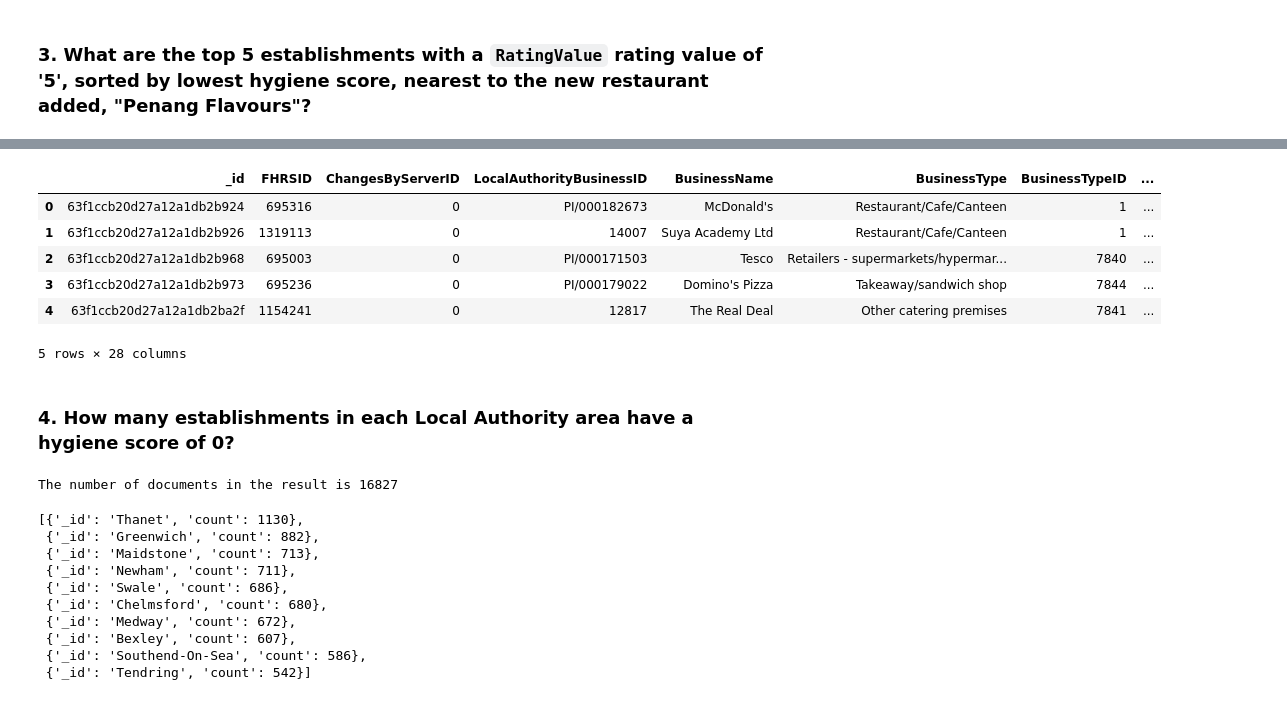
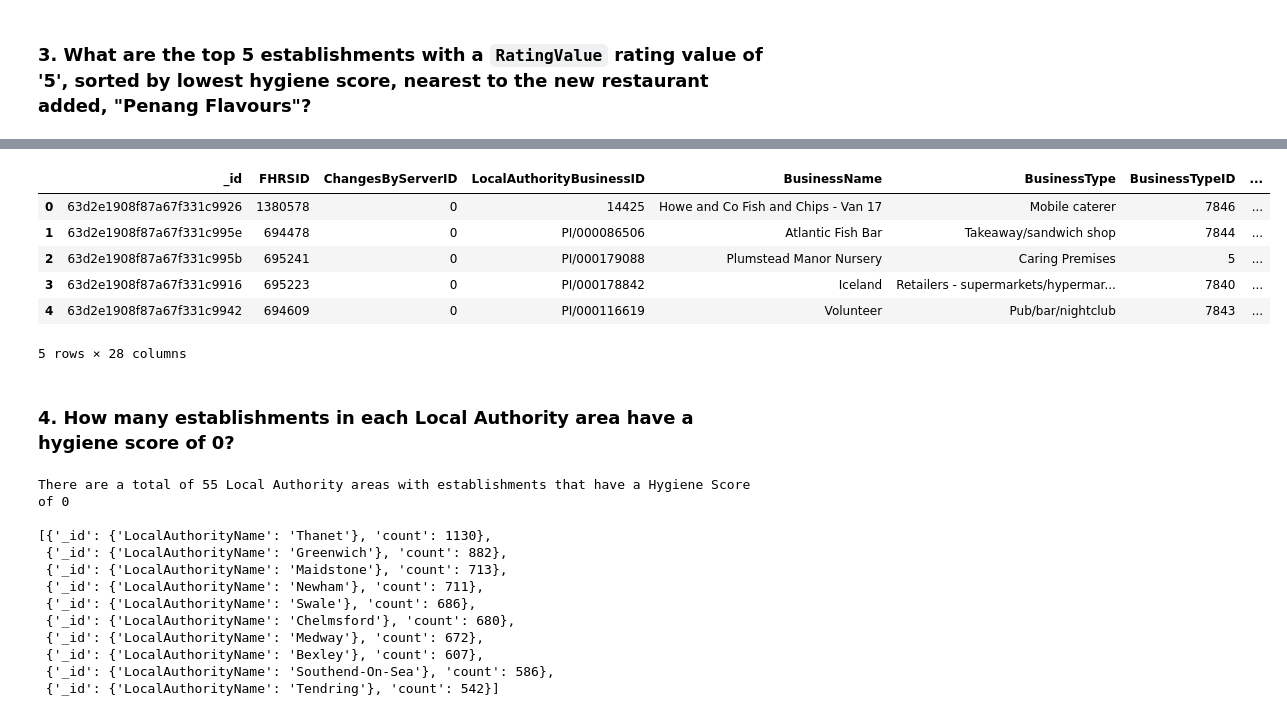
Before and after one commit to ershadziaei/nosql-challenge, a Jupyter notebook: NoSQL_analysis_starter.ipynb, the cells around one changed output, grey strips where cells are left out. Saved outputs shown, nothing was run; the diff lists cells and outputs as text; code cells hidden in the pictures.

```diff
--- a/NoSQL_analysis_starter.ipynb
+++ b/NoSQL_analysis_starter.ipynb
@@ -12,6 +12,6 @@ import pandas as pd
 mongo = MongoClient(port=27017)
 # %%
 # assign the uk_food database to a variable name
-uk_food_db = mongo['uk_food']
+db = mongo['uk_food']
 # %%
 # review the collections in our database
@@ -20,4 +20,4 @@ print(uk_food_db.list_collection_names())
 ['establishments']
 # %%
 # assign the collection to a variable
-establishments_list = uk_food_db['establishments']
+establishments = db['establishments']
@@ -190,13 +146,16 @@ pprint(result_Penang_Flavours)
 # Sort by hygiene score
 
 degree_search = 0.01
-latitude = 51.490142
-longitude = 0.08384
+latitude = establishments.find_one({'BusinessName': 'Penang Flavours'}, {'geocode.latitude'})['geocode']['latitude']
+longitude = establishments.find_one({'BusinessName': 'Penang Flavours'}, {'geocode.longitude'})['geocode']['longitude']
 
-query = {"RatingValue": {"$eq": "5"}, "geocode.latitude": {'$gte': 51.490142, '$lte': 51.500142}, "geocode.longitude": {'$gte': 0.08384, '$lte': 0.09384}}
-sort =  [("scores.Hygiene", 1)]
+third_query = {'geocode.latitude': {'$gte': (latitude - degree_search), '$lte': (latitude + degree_search)},
+        'geocode.longitude': {'$gte': (longitude - degree_search), '$lte': (longitude + degree_search)},
+        'RatingValue': '5'}
+
+sort =  [('scores.Hygiene', 1)]
 
 # Print the results
-results = list(establishments_list.find(query).sort(sort))
-print(f'There are {len(results)} establishments with a RatingValue rating value of 5, nearest to the new restaurant Penang Flavours.')
+results3 = list(establishments.find(third_query).sort(sort).limit(5))
+pprint(results3)
 # %% [output]
@@ -226,45 +179,47 @@ for result in results:
 # %%
 # Convert result to Pandas DataFrame
-result_df = pd.DataFrame(results)
-result_df
+dataframe3 = pd.DataFrame(results3)
+dataframe3
 # %% [output]
 |  | _id | FHRSID | ChangesByServerID | LocalAuthorityBusinessID | BusinessName | BusinessType | BusinessTypeID | ... |
-| 0 | 63f1ccb20d27a12a1db2b924 | 695316 | 0 | PI/000182673 | McDonald's | Restaurant/Cafe/Canteen | 1 | ... |
-| 1 | 63f1ccb20d27a12a1db2b926 | 1319113 | 0 | 14007 | Suya Academy Ltd | Restaurant/Cafe/Canteen | 1 | ... |
-| 2 | 63f1ccb20d27a12a1db2b968 | 695003 | 0 | PI/000171503 | Tesco | Retailers - supermarkets/hypermar... | 7840 | ... |
-| 3 | 63f1ccb20d27a12a1db2b973 | 695236 | 0 | PI/000179022 | Domino's Pizza | Takeaway/sandwich shop | 7844 | ... |
-| 4 | 63f1ccb20d27a12a1db2ba2f | 1154241 | 0 | 12817 | The Real Deal | Other catering premises | 7841 | ... |
+| 0 | 63d2e1908f87a67f331c9926 | 1380578 | 0 | 14425 | Howe and Co Fish and Chips - Van 17 | Mobile caterer | 7846 | ... |
+| 1 | 63d2e1908f87a67f331c995e | 694478 | 0 | PI/000086506 | Atlantic Fish Bar | Takeaway/sandwich shop | 7844 | ... |
+| 2 | 63d2e1908f87a67f331c995b | 695241 | 0 | PI/000179088 | Plumstead Manor Nursery | Caring Premises | 5 | ... |
+| 3 | 63d2e1908f87a67f331c9916 | 695223 | 0 | PI/000178842 | Iceland | Retailers - supermarkets/hypermar... | 7840 | ... |
+| 4 | 63d2e1908f87a67f331c9942 | 694609 | 0 | PI/000116619 | Volunteer | Pub/bar/nightclub | 7843 | ... |
 5 rows × 28 columns
 # %% [markdown]
 ### 4. How many establishments in each Local Authority area have a hygiene score of 0?
 # %%
 # Create a pipeline that:
 # 1. Matches establishments with a hygiene score of 0
-match_query = {'$match': {'scores.Hygiene':{'$eq': 0}}}
+match = {'$match': {'scores.Hygiene': 0}}
 
 # 2. Groups the matches by Local Authority
-group_query = {'$group': {'_id': '$LocalAuthorityName', 'count': {'$sum': 1}}}
+group = {'$group': {'_id': {'LocalAuthorityName': '$LocalAuthorityName'}, 'count': {'$sum': 1}}}
 
 # 3. Sorts the matches from highest to lowest
-sort_values = {'$sort': {'count': -1}}
+sortt = {'$sort': {'count': -1}}
+
+pipeline = [match, group, sortt]
+pip_results = list(establishments.aggregate(pipeline))
 
 # Print the number of documents in the result
-results = list(establishments_list.aggregate([match_query]))
-print(f'The number of documents in the result is {len(results)}')
+
+print(f"There are a total of {len(pip_results)} Local Authority areas with establishments that have a Hygiene Score of 0\n")
 
 # Print the first 10 results
-pipeline = [match_query, group_query, sort_values]
-results = list(establishments_list.aggregate(pipeline))
-results[0:10]
+pprint(pip_results[0:10])
 # %% [output]
-The number of documents in the result is 16827
+There are a total of 55 Local Authority areas with establishments that have a Hygiene Score of 0
+
+[{'_id': {'LocalAuthorityName': 'Thanet'}, 'count': 1130},
+ {'_id': {'LocalAuthorityName': 'Greenwich'}, 'count': 882},
+ {'_id': {'LocalAuthorityName': 'Maidstone'}, 'count': 713},
+ {'_id': {'LocalAuthorityName': 'Newham'}, 'count': 711},
+ {'_id': {'LocalAuthorityName': 'Swale'}, 'count': 686},
+ {'_id': {'LocalAuthorityName': 'Chelmsford'}, 'count': 680},
+ {'_id': {'LocalAuthorityName': 'Medway'}, 'count': 672},
+ {'_id': {'LocalAuthorityName': 'Bexley'}, 'count': 607},
+ {'_id': {'LocalAuthorityName': 'Southend-On-Sea'}, 'count': 586},
+ {'_id': {'LocalAuthorityName': 'Tendring'}, 'count': 542}]
-[{'_id': 'Thanet', 'count': 1130},
- {'_id': 'Greenwich', 'count': 882},
- {'_id': 'Maidstone', 'count': 713},
- {'_id': 'Newham', 'count': 711},
- {'_id': 'Swale', 'count': 686},
- {'_id': 'Chelmsford', 'count': 680},
- {'_id': 'Medway', 'count': 672},
- {'_id': 'Bexley', 'count': 607},
- {'_id': 'Southend-On-Sea', 'count': 586},
- {'_id': 'Tendring', 'count': 542}]
```
Also changed, not shown: parts of 17 cells of this notebook, 1 other file.
